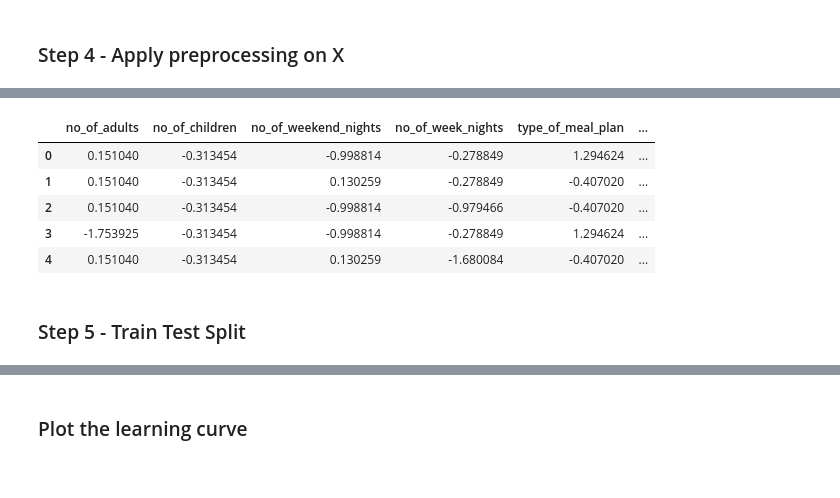
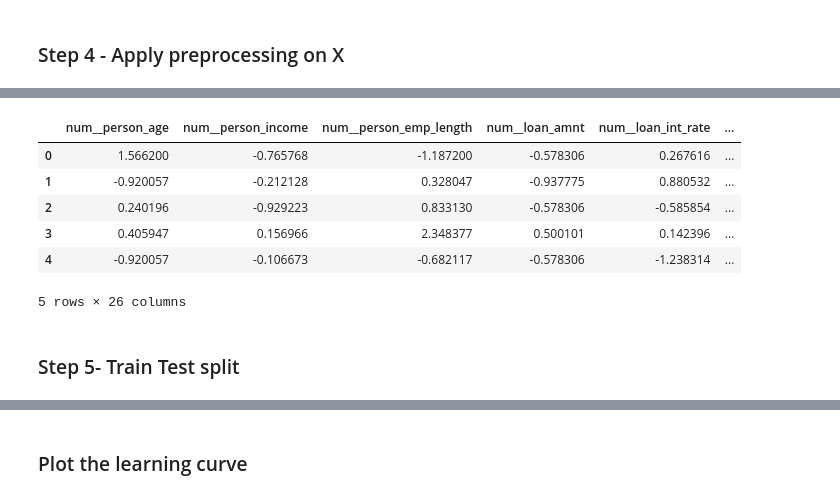
Before and after one commit to utkarshg1/Test1, a Jupyter notebook: Binary_Classification.ipynb, the cells around one changed output, grey strips where cells are left out. Saved outputs shown, nothing was run; the diff lists cells and outputs as text; code cells hidden in the pictures.

```diff
--- a/Binary_Classification.ipynb
+++ b/Binary_Classification.ipynb
@@ -72,6 +73,6 @@ id is just a serial number column
 # %%
-X = df.drop(columns=["id", "booking_status"])
-Y = df[["booking_status"]]
+X = df.drop(columns= ["id", "loan_status"])
+Y = df[["loan_status"]]
 # %%
 X.head()
 # %% [output]
@@ -129 +124,4 @@ X.dtypes
 dtype: object
+# %%
+cat = list(X.columns[X.dtypes == "object"])
+con = list(X.columns[X.dtypes != "object"])
@@ -139,14 +155,27 @@ num_pipe = make_pipeline(
+# %%
+cat_pipe = make_pipeline(
+    SimpleImputer(strategy="most_frequent"),
+    OneHotEncoder(handle_unknown="ignore", sparse_output=False)
+)
+# %%
+pre = ColumnTransformer(
+    [
+        ("num", num_pipe, con),
+        ("cat", cat_pipe, cat)
+    ]
+).set_output(transform="pandas")
 # %%
-X_pre = num_pipe.fit_transform(X)
+X_pre = pre.fit_transform(X)
 X_pre.head()
 # %% [output]
-|  | no_of_adults | no_of_children | no_of_weekend_nights | no_of_week_nights | type_of_meal_plan | ... |
-| 0 | 0.151040 | -0.313454 | -0.998814 | -0.278849 | 1.294624 | ... |
-| 1 | 0.151040 | -0.313454 | 0.130259 | -0.278849 | -0.407020 | ... |
-| 2 | 0.151040 | -0.313454 | -0.998814 | -0.979466 | -0.407020 | ... |
-| 3 | -1.753925 | -0.313454 | -0.998814 | -0.278849 | 1.294624 | ... |
-| 4 | 0.151040 | -0.313454 | 0.130259 | -1.680084 | -0.407020 | ... |
+|  | num__person_age | num__person_income | num__person_emp_length | num__loan_amnt | num__loan_int_rate | ... |
+| 0 | 1.566200 | -0.765768 | -1.187200 | -0.578306 | 0.267616 | ... |
+| 1 | -0.920057 | -0.212128 | 0.328047 | -0.937775 | 0.880532 | ... |
+| 2 | 0.240196 | -0.929223 | 0.833130 | -0.578306 | -0.585854 | ... |
+| 3 | 0.405947 | 0.156966 | 2.348377 | 0.500101 | 0.142396 | ... |
+| 4 | -0.920057 | -0.106673 | -0.682117 | -0.578306 | -1.238314 | ... |
+5 rows × 26 columns
 # %% [markdown]
-### Step 5 - Train Test Split
+### Step 5- Train Test split
 # %%
 from sklearn.model_selection import train_test_split
```
Also changed, not shown: parts of 68 cells of this notebook.
